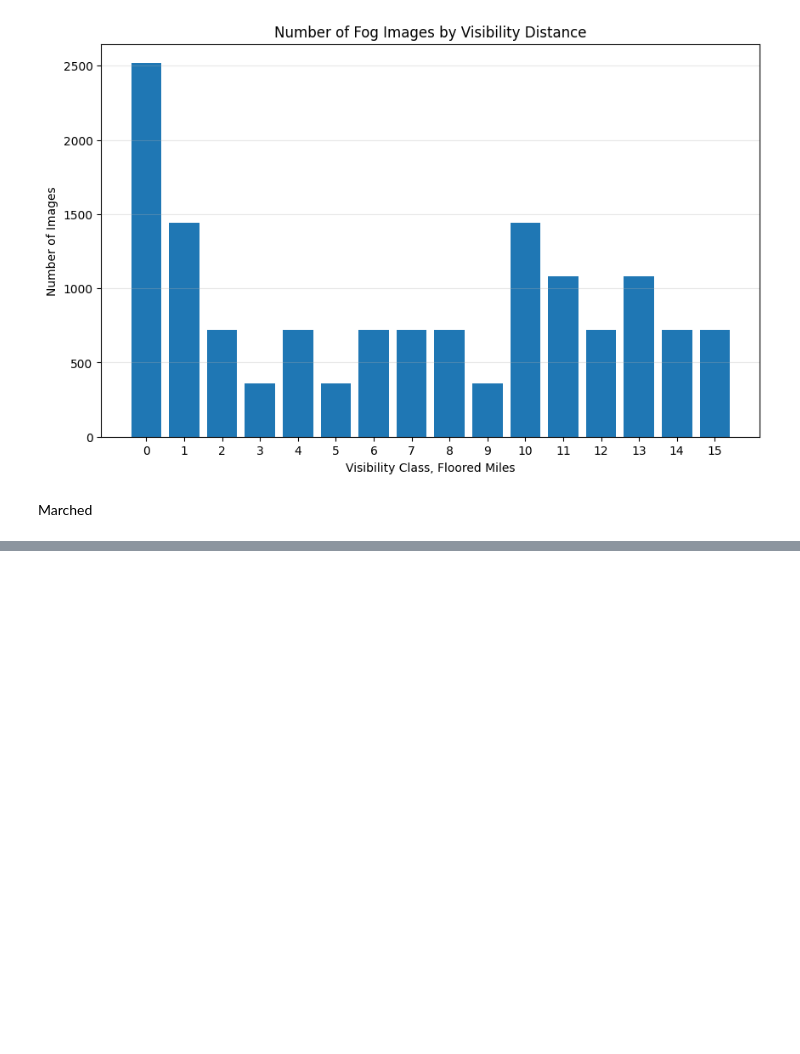
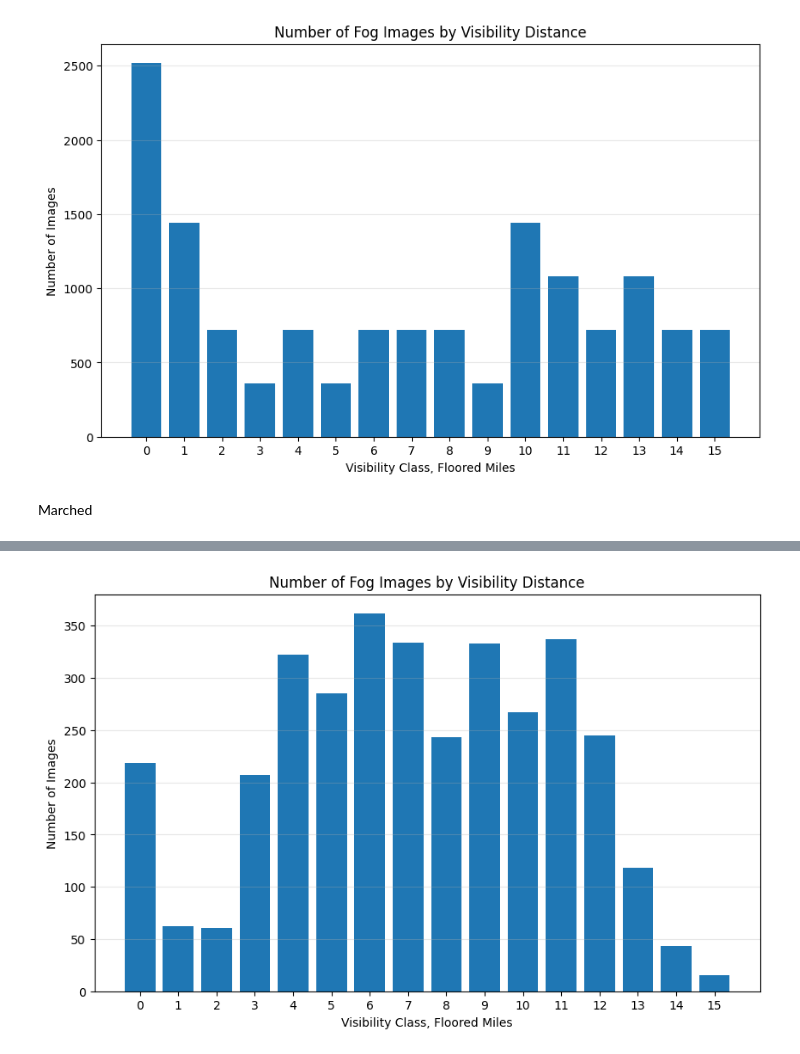
Before and after one commit to JSchpp12/FoggyVision, a Jupyter notebook: notebooks/experiment_setup/Synthetic_Quality_Focus_Visualization.ipynb, the cells around one changed output, grey strips where cells are left out. Drawn from its saved outputs; the diff is of its cells as text; code cells hidden in the pictures; blank space fills up the shorter version.

```diff
--- a/notebooks/experiment_setup/Synthetic_Quality_Focus_Visualization.ipynb
+++ b/notebooks/experiment_setup/Synthetic_Quality_Focus_Visualization.ipynb
@@ -380,6 +414,8 @@ Linear Images
 lin = datasets[0]
 exp = datasets[1]
 marched = datasets[2]
+non_filtered_marched = datasets[3]
+noon_marched = datasets[4]
 # %%
 print(f"Num Linear Images: {len(lin.images)}")
 print(f"Num Exp Images: {len(exp.images)}")
@@ -421,0 +462,4 @@ plot_visibility_classes(marched)
+# %%
+plot_visibility_classes(non_filtered_marched)
+# %% [output]
+[figure, added]
```
Also changed, not shown: parts of 6 cells of this notebook.
